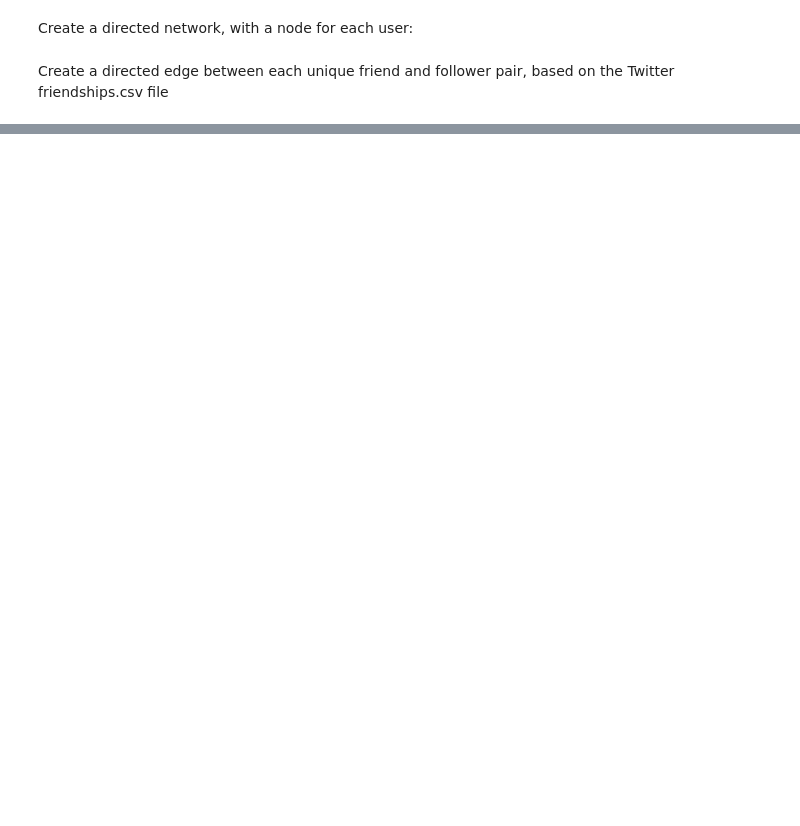
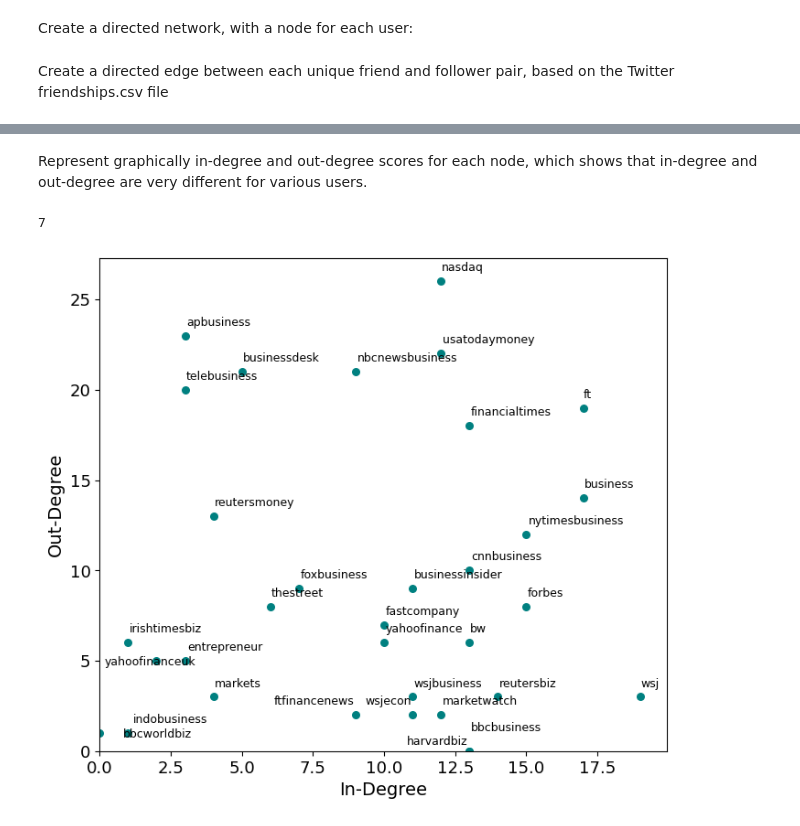
Before and after one commit to kbankowski/2022-11_data-academy, a Jupyter notebook: Level2/Group Projects/07_Network_Twitter/Project_Codes.ipynb, the cells around one changed output, grey strips where cells are left out. Cells and saved outputs as stored; diff of their text form; code cells hidden in the pictures; blank space fills up the shorter version.

```diff
--- a/Level2/Group Projects/07_Network_Twitter/Project_Codes.ipynb
+++ b/Level2/Group Projects/07_Network_Twitter/Project_Codes.ipynb
@@ -92,0 +185,9 @@ Network has 33 nodes and 308 edges
+# %%
+# calculate out-degree and in-degree scores
+out_degrees = dict(g.out_degree())
+in_degrees = dict(g.in_degree())
+# add a column to our Data Frame
+df["Out-Degree"] = pd.Series(out_degrees)
+df["In-Degree"] = pd.Series(in_degrees)
+# see a part of the data frame
+df.sort_values(by="Degree", ascending=False).head(10)
@@ -92,0 +206,25 @@ Network has 33 nodes and 308 edges
+# %% [markdown]
+Represent graphically in-degree and out-degree scores for each node, which shows that in-degree and out-degree are very different for various users.
+# %%
+# produce the scatter plot
+ax = df.plot(kind="scatter", x="In-Degree", y="Out-Degree", figsize=(8, 7),
+    fontsize=13, color="teal", s=30)
+ax.set_xlim(0)
+ax.set_ylim(0)
+ax.set_xlabel("In-Degree", fontsize=14)
+ax.set_ylabel("Out-Degree", fontsize=14);
+
+texts = []
+
+# Loop through the DataFrame and add data labels
+for index, row in df.iterrows():
+    label = index  # or any other label you want to use from the DataFrame
+    text = ax.annotate(label, (row["In-Degree"], row["Out-Degree"]),
+                textcoords="offset points", xytext=(0, 5), ha='center', fontsize=9)
+    texts.append(text)
+
+# Adjust the labels to prevent overlapping
+adjust_text(texts)
+# %% [output]
+7
+[figure, added]
```
Also changed, not shown: parts of 20 cells of this notebook, 3 other files.
